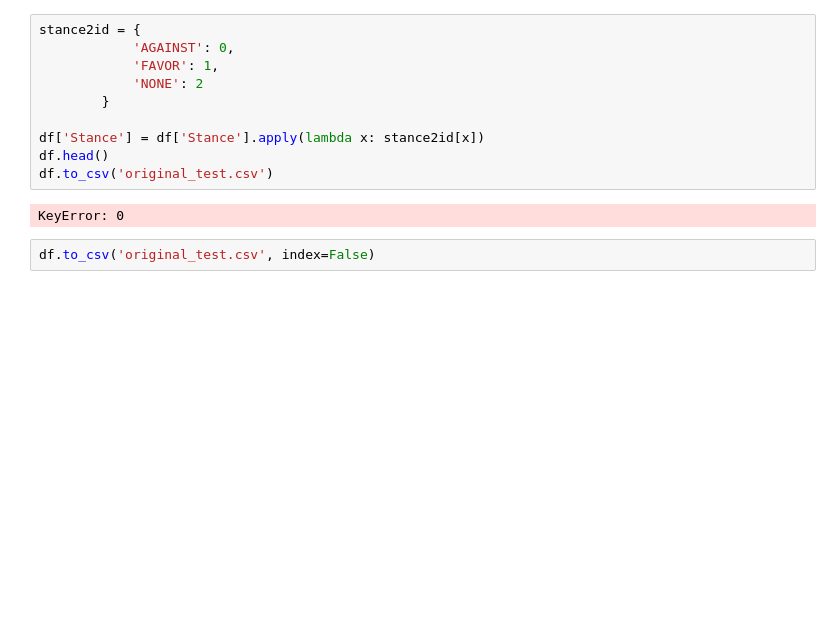
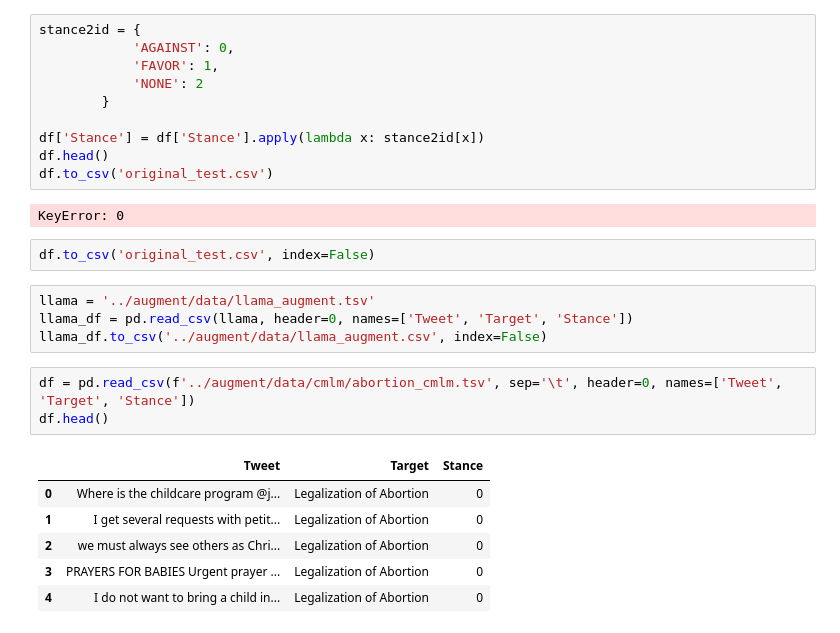
Before and after one commit to linv24/da-stance-detection, a Jupyter notebook: data/Datasets.ipynb, the cells around one changed output. Saved outputs shown, nothing was run; the diff lists cells and outputs as text; blank space fills up the shorter version.

Commit message:
reformat llama csv, create csv from all tsv files, create new combined cmlm csv

```diff
--- a/data/Datasets.ipynb
+++ b/data/Datasets.ipynb
@@ -211,3 +211,17 @@ df.to_csv('original_test.csv')
 KeyError: 0
 # %%
 df.to_csv('original_test.csv', index=False)
+# %%
+llama = '../augment/data/llama_augment.tsv'
+llama_df = pd.read_csv(llama, header=0, names=['Tweet', 'Target', 'Stance'])
+llama_df.to_csv('../augment/data/llama_augment.csv', index=False)
+# %%
+df = pd.read_csv(f'../augment/data/cmlm/abortion_cmlm.tsv', sep='\t', header=0, names=['Tweet', 'Target', 'Stance'])
+df.head()
+# %% [output]
+|  | Tweet | Target | Stance |
+| 0 | Where is the childcare program @j... | Legalization of Abortion | 0 |
+| 1 | I get several requests with petit... | Legalization of Abortion | 0 |
+| 2 | we must always see others as Chri... | Legalization of Abortion | 0 |
+| 3 | PRAYERS FOR BABIES Urgent prayer ... | Legalization of Abortion | 0 |
+| 4 | I do not want to bring a child in... | Legalization of Abortion | 0 |
```
Also changed, not shown: parts of 1 cell of this notebook, 9 other files.
